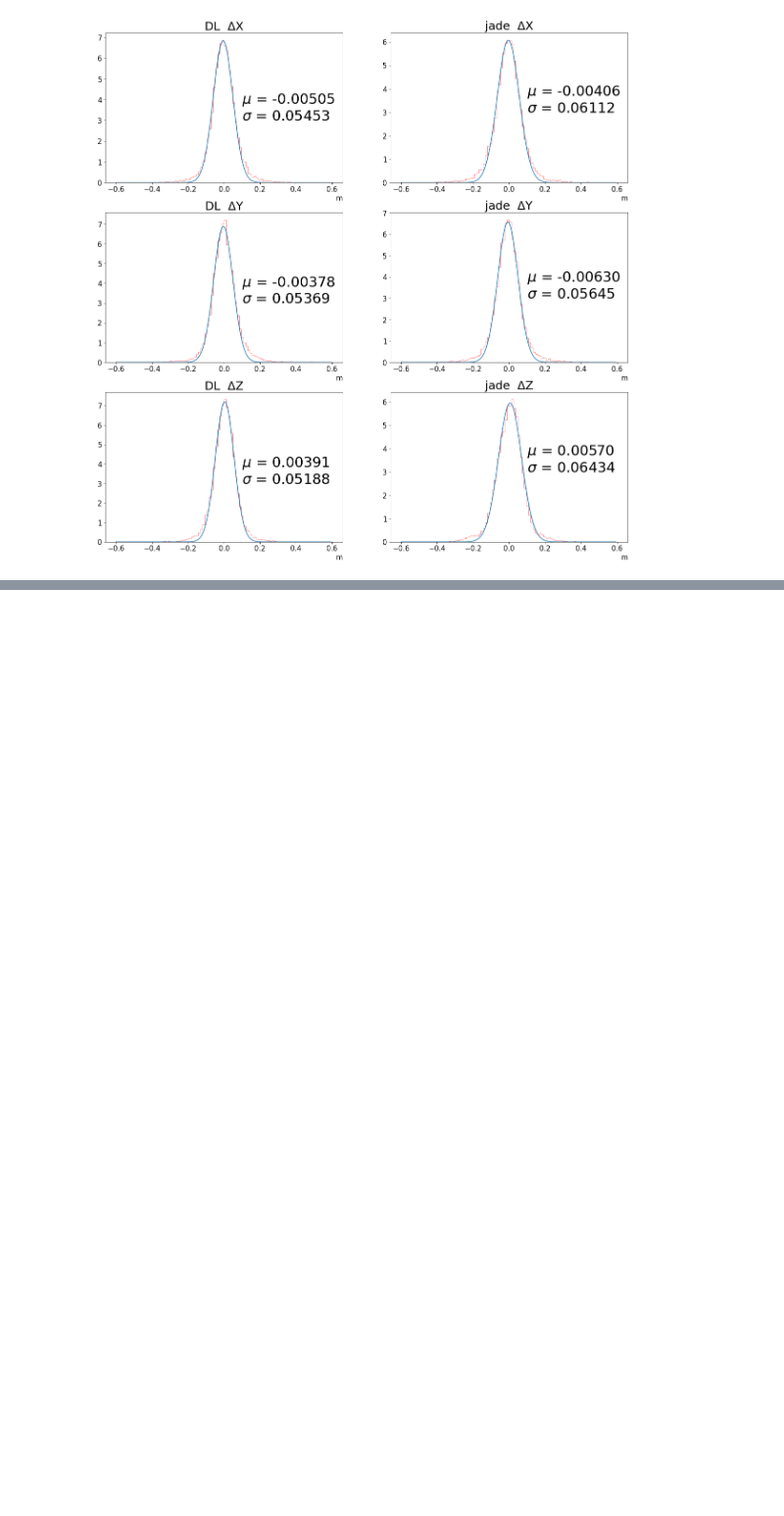
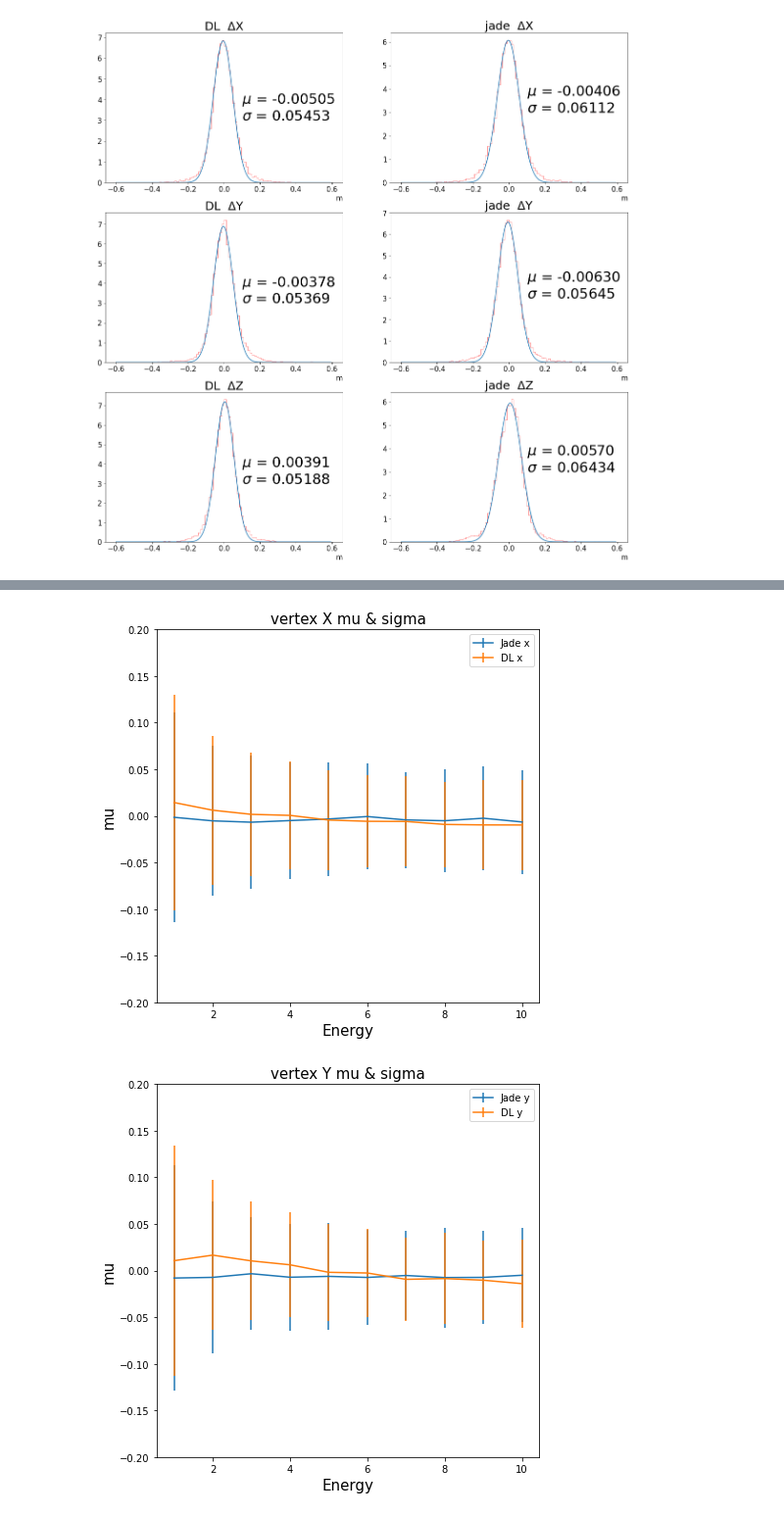
Before and after one commit to chyoo92/JSNS2_vertex, a Jupyter notebook: plot_jade_energy-Copy1.ipynb, the cells around one changed output, grey strips where cells are left out. Shown at 98% size. Saved outputs shown, nothing was run; the diff lists cells and outputs as text; code cells hidden in the pictures; blank space fills up the shorter version.

```diff
--- a/plot_jade_energy-Copy1.ipynb
+++ b/plot_jade_energy-Copy1.ipynb
@@ -529,0 +631,37 @@ for a in energy_list:
+# %%
+plt.rcParams['figure.figsize'] = (7, 7)
+plt.errorbar(energy_list,ja_mu_x,yerr=ja_si_x,label = 'Jade x')
+plt.errorbar(energy_list,re_mu_x,yerr=re_si_x,label = 'DL x')
+# plt.errorbar(energy_list,ja_mu_y,yerr=ja_si_y)
+# plt.errorbar(energy_list,ja_mu_z,yerr=ja_si_z)
+plt.title('vertex X mu & sigma',fontsize = 15)
+plt.xlabel('Energy',fontsize = 15)
+plt.ylabel('mu',fontsize = 15)
+plt.ylim([-0.2,0.2])
+plt.legend()
+plt.show()
+plt.rcParams['figure.figsize'] = (7, 7)
+plt.errorbar(energy_list,ja_mu_y,yerr=ja_si_y,label = 'Jade y')
+plt.errorbar(energy_list,re_mu_y,yerr=re_si_y,label = 'DL y')
+# plt.errorbar(energy_list,ja_mu_y,yerr=ja_si_y)
+# plt.errorbar(energy_list,ja_mu_z,yerr=ja_si_z)
+plt.title('vertex Y mu & sigma',fontsize = 15)
+plt.xlabel('Energy',fontsize = 15)
+plt.ylabel('mu',fontsize = 15)
+plt.ylim([-0.2,0.2])
+plt.legend()
+plt.show()
+plt.rcParams['figure.figsize'] = (7, 7)
+plt.errorbar(energy_list,ja_mu_z,yerr=ja_si_z,label = 'Jade z')
+plt.errorbar(energy_list,re_mu_z,yerr=re_si_z,label = 'DL z')
+# plt.errorbar(energy_list,ja_mu_y,yerr=ja_si_y)
+# plt.errorbar(energy_list,ja_mu_z,yerr=ja_si_z)
+plt.title('vertex Z mu & sigma',fontsize = 15)
+plt.xlabel('Energy',fontsize = 15)
+plt.ylabel('mu',fontsize = 15)
+plt.ylim([-0.2,0.2])
+plt.legend()
+plt.show()
+# %% [output]
+[figure, added]
+[figure, added]
```
Also changed, not shown: parts of 13 cells of this notebook, 14 other files.
